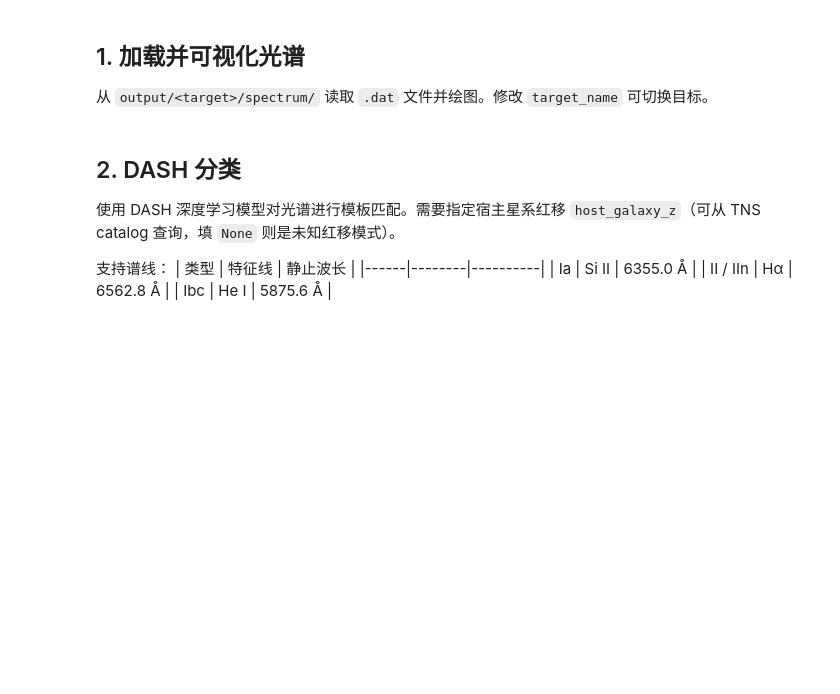
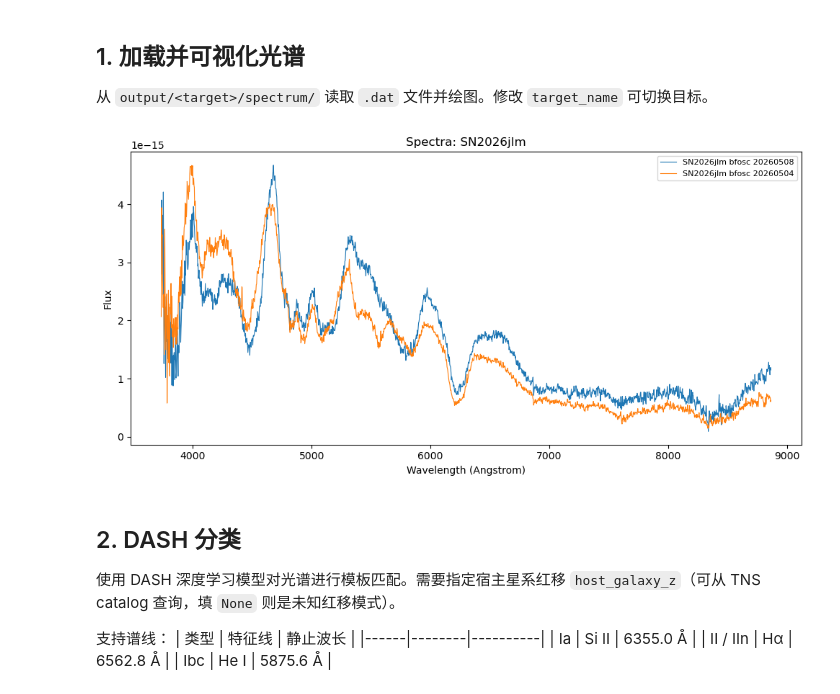
Before and after one commit to Zzzaurak/obsastro-sn-pipeline, a Jupyter notebook: notebooks/spectral_processing.ipynb, the cells around one changed output. Drawn from its saved outputs; the diff is of its cells as text; code cells hidden in the pictures; blank space fills up the shorter version.

Commit message:
change input path

```diff
--- a/notebooks/spectral_processing.ipynb
+++ b/notebooks/spectral_processing.ipynb
@@ -26,10 +26,12 @@ from src.wiserep import plot_spectra
 从 `output/<target>/spectrum/` 读取 `.dat` 文件并绘图。修改 `target_name` 可切换目标。
 # %%
 target_name = 'SN2026jlm'
-filedir = f'../output/{target_name}/spectrum/'
-filepath = list(Path(filedir).glob('*.dat'))
+filedir = f'../data/{target_name}'
+filepath = list(Path(filedir).glob('*.txt'))[1:]
 
 plot_spectra(filepath, target_name, jupyter=True)
+# %% [output]
+[figure, added]
 # %% [markdown]
 ## 2. DASH 分类
 
```
Also changed, not shown: parts of 2 cells of this notebook, 1 other file.
